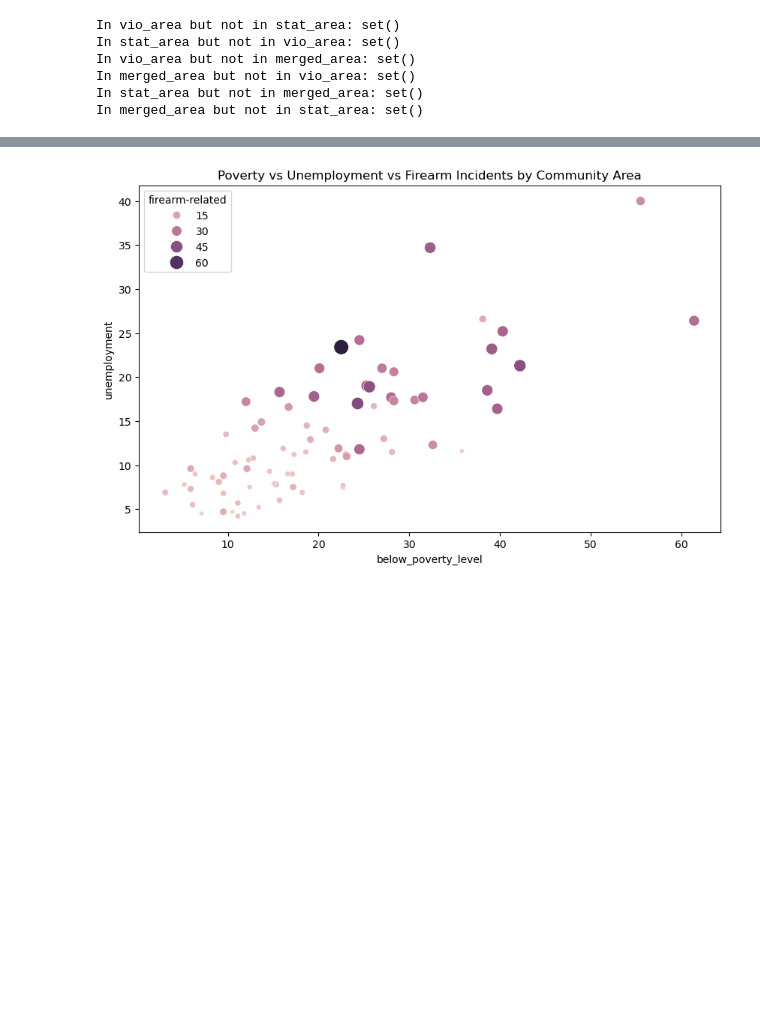
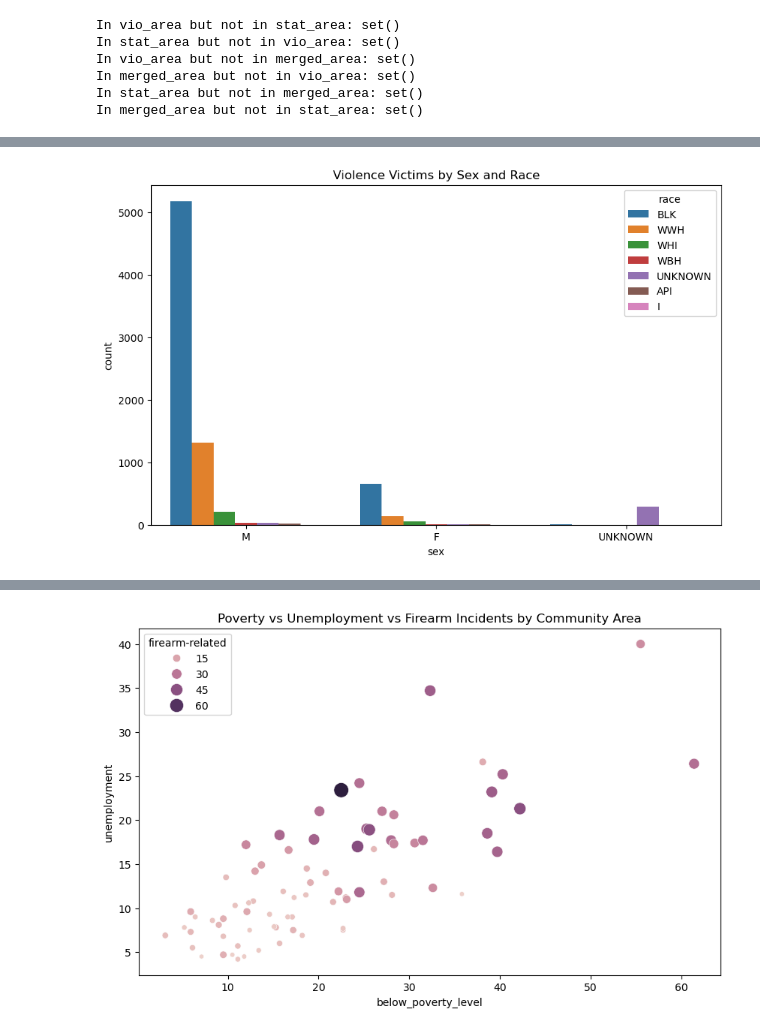
Before and after one commit to YoyoLin008/Lin-Lin, a Jupyter notebook: Datasets/Combined.ipynb, the cells around one changed output, grey strips where cells are left out. Saved outputs shown, nothing was run; the diff lists cells and outputs as text; code cells hidden in the pictures; blank space fills up the shorter version.

```diff
--- a/Datasets/Combined.ipynb
+++ b/Datasets/Combined.ipynb
@@ -177,0 +253,8 @@ plt.show()
+# %%
+# By sex and race.
+plt.figure(figsize=(10, 6))
+sns.countplot(data=df_merged, x="sex", hue="race")
+plt.title("Violence Victims by Sex and Race")
+plt.show()
+# %% [output]
+[figure, added]
```
Also changed, not shown: parts of 30 cells of this notebook.
